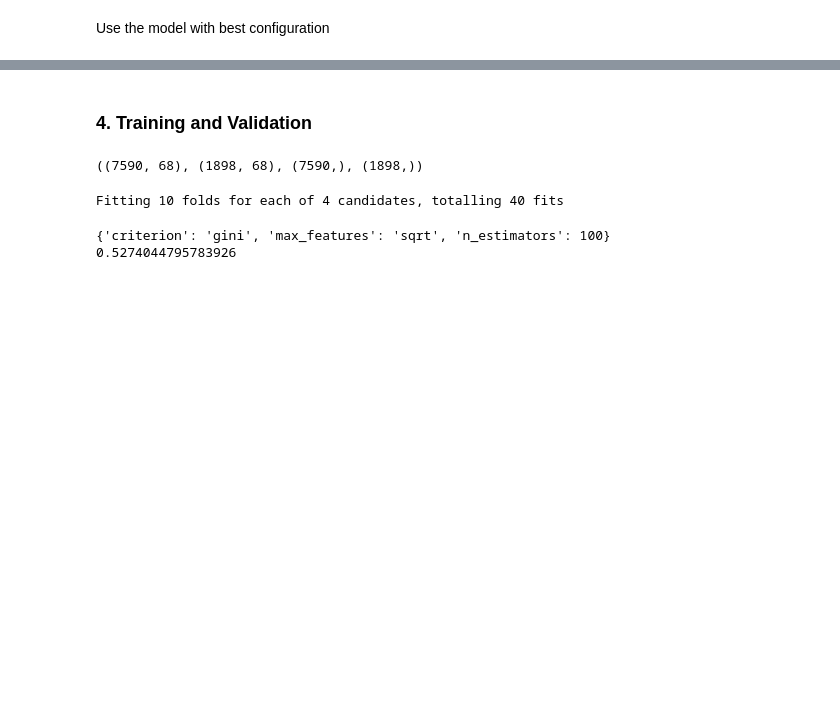
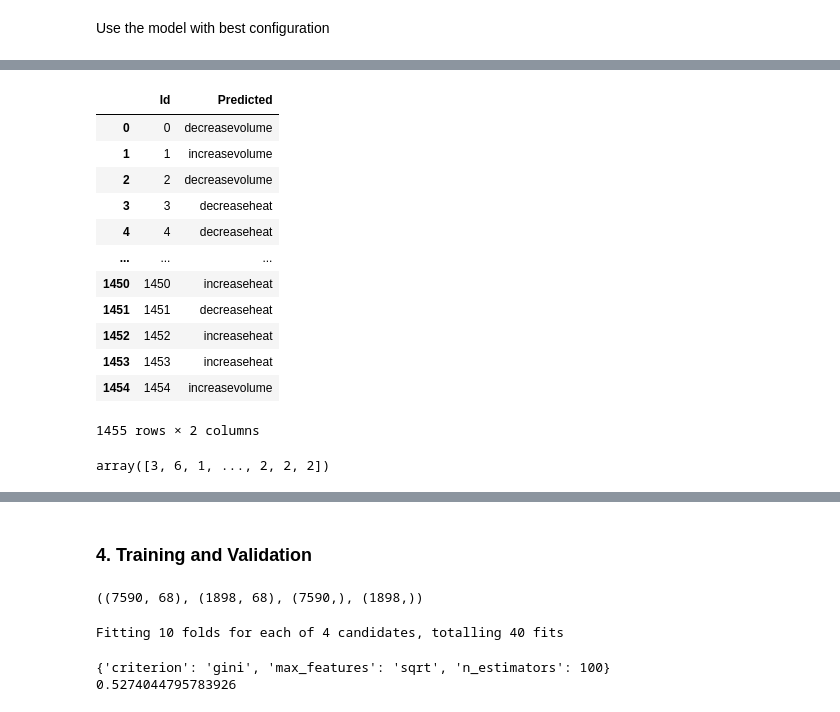
Before and after one commit to andrerubeis/andrerubeis, a Jupyter notebook: final_version_MFCCs_aggregation.ipynb, the cells around one changed output, grey strips where cells are left out. Cells and saved outputs as stored; diff of their text form; code cells hidden in the pictures; blank space fills up the shorter version.

Commit message:
Creato con Colaboratory

```diff
--- a/final_version_MFCCs_aggregation.ipynb
+++ b/final_version_MFCCs_aggregation.ipynb
@@ -1072,0 +1086,28 @@ ValueError: ignored
+# %%
+colab = True
+
+if colab == True:
+  path= r'/content/sample_submission.csv'
+else:
+  path = r'C:/Users/andre/OneDrive/Documenti/GitHub/winter_exam_22_23/sample_submission.csv'
+
+df_submission = pd.read_csv(path)
+df_submission
+# %% [output]
+|  | Id | Predicted |
+| 0 | 0 | decreasevolume |
+| 1 | 1 | increasevolume |
+| 2 | 2 | decreasevolume |
+| 3 | 3 | decreaseheat |
+| 4 | 4 | decreaseheat |
+| ... | ... | ... |
+| 1450 | 1450 | increaseheat |
+| 1451 | 1451 | decreaseheat |
+| 1452 | 1452 | increaseheat |
+| 1453 | 1453 | increaseheat |
+| 1454 | 1454 | increasevolume |
+1455 rows × 2 columns
+# %%
+y_pred
+# %% [output]
+array([3, 6, 1, ..., 2, 2, 2])
```
Also changed, not shown: parts of 13 cells of this notebook.
